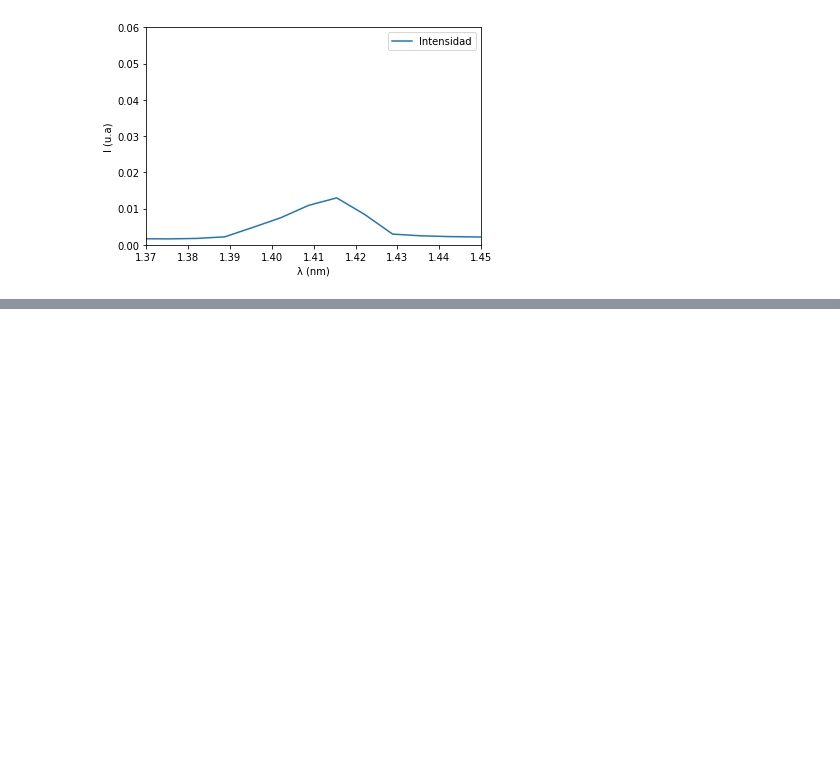
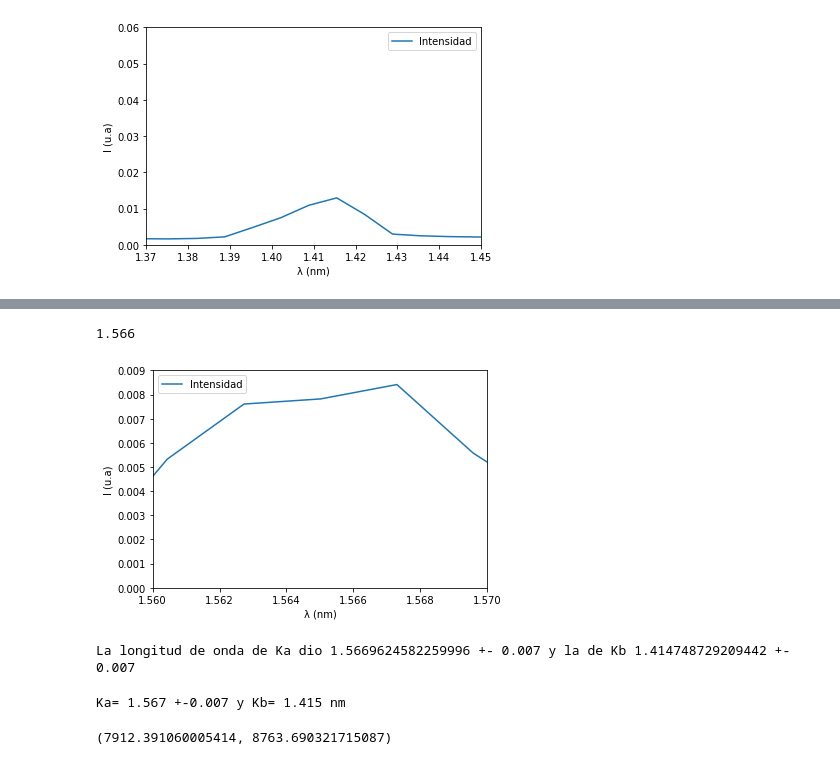
Before and after one commit to diegotg2000/RayosX, a Jupyter notebook: Analisis.ipynb, the cells around one changed output, grey strips where cells are left out. Saved outputs shown, nothing was run; the diff lists cells and outputs as text; code cells hidden in the pictures; blank space fills up the shorter version.

```diff
--- a/Analisis.ipynb
+++ b/Analisis.ipynb
@@ -80,0 +108,32 @@ sigmaBet
+# %%
+#Alpha
+plt.figure(figsize=(6,4))
+plt.plot(landa, I, label='Intensidad')
+plt.xlabel('\u03bb (nm)')
+plt.ylabel('I (u.a)')
+plt.axis([1.56,1.57,0,0.009])
+plt.legend()
+Kalp2=1.566
+Kalp2
+# %% [output]
+1.566
+[figure, added]
+# %%
+longAlp=(Kalp+Kalp2)/2
+longBet=(Kbet+Kbet2)/2
+h=6.62607004E-34
+c=299792458
+e=1.60217662E-19
+Ealp=h*c/(longAlp*(10**-10))/e
+Ebet=h*c/(longBet*(10**-10))/e
+print('La longitud de onda de Ka dio', longAlp,'+- 0.007', 'y la de Kb', longBet, '+- 0.007')
+# %% [output]
+La longitud de onda de Ka dio 1.5669624582259996 +- 0.007 y la de Kb 1.414748729209442 +- 0.007
+# %%
+print('Ka=', 1.567,'+-0.007 y Kb=', 1.415, 'nm')
+# %% [output]
+Ka= 1.567 +-0.007 y Kb= 1.415 nm
+# %%
+Ealp, Ebet #Con esto ya obtenemos valores de energías para primer orden (en eV)
+# %% [output]
+(7912.391060005414, 8763.690321715087)
```
Also changed, not shown: parts of 6 cells of this notebook.
